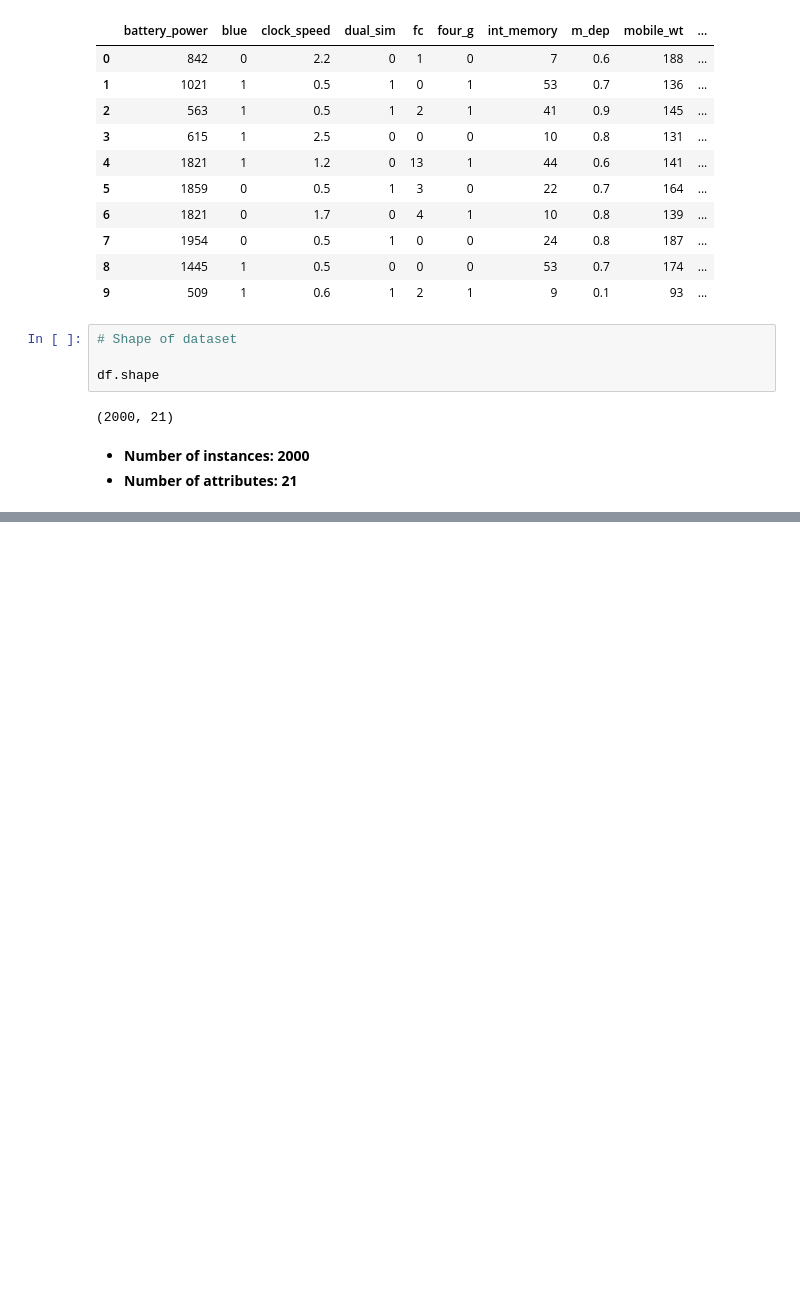
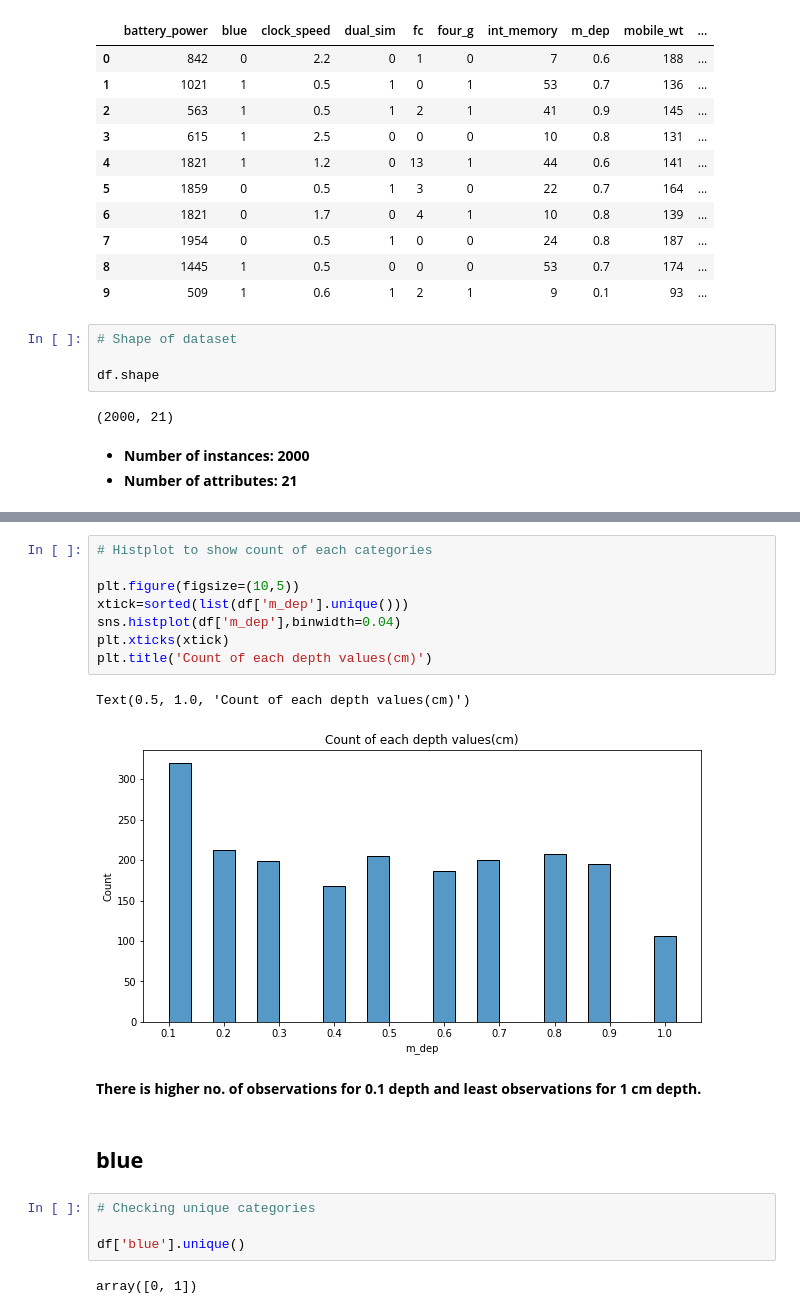
Before and after one commit to PuroshotamSingh/Mobile-Price-Range-Prediction, a Jupyter notebook: Mobile_Price_Range_Prediction_Puroshotam_Singh_Capstone_Project_3.ipynb, the cells around one changed output, grey strips where cells are left out. Drawn from its saved outputs; the diff is of its cells as text; blank space fills up the shorter version.

```diff
--- a/Mobile_Price_Range_Prediction_Puroshotam_Singh_Capstone_Project_3.ipynb
+++ b/Mobile_Price_Range_Prediction_Puroshotam_Singh_Capstone_Project_3.ipynb
@@ -103,0 +244,21 @@ df.shape
+# %%
+# Histplot to show count of each categories
+
+plt.figure(figsize=(10,5))
+xtick=sorted(list(df['m_dep'].unique()))
+sns.histplot(df['m_dep'],binwidth=0.04)
+plt.xticks(xtick)
+plt.title('Count of each depth values(cm)')
+# %% [output]
+Text(0.5, 1.0, 'Count of each depth values(cm)')
+[figure, added]
+# %% [markdown]
+**There is higher no. of observations for 0.1 depth and least observations for 1 cm depth.**
+# %% [markdown]
+## **blue**
+# %%
+# Checking unique categories
+
+df['blue'].unique()
+# %% [output]
+array([0, 1])
```
Also changed, not shown: parts of 45 cells of this notebook.
